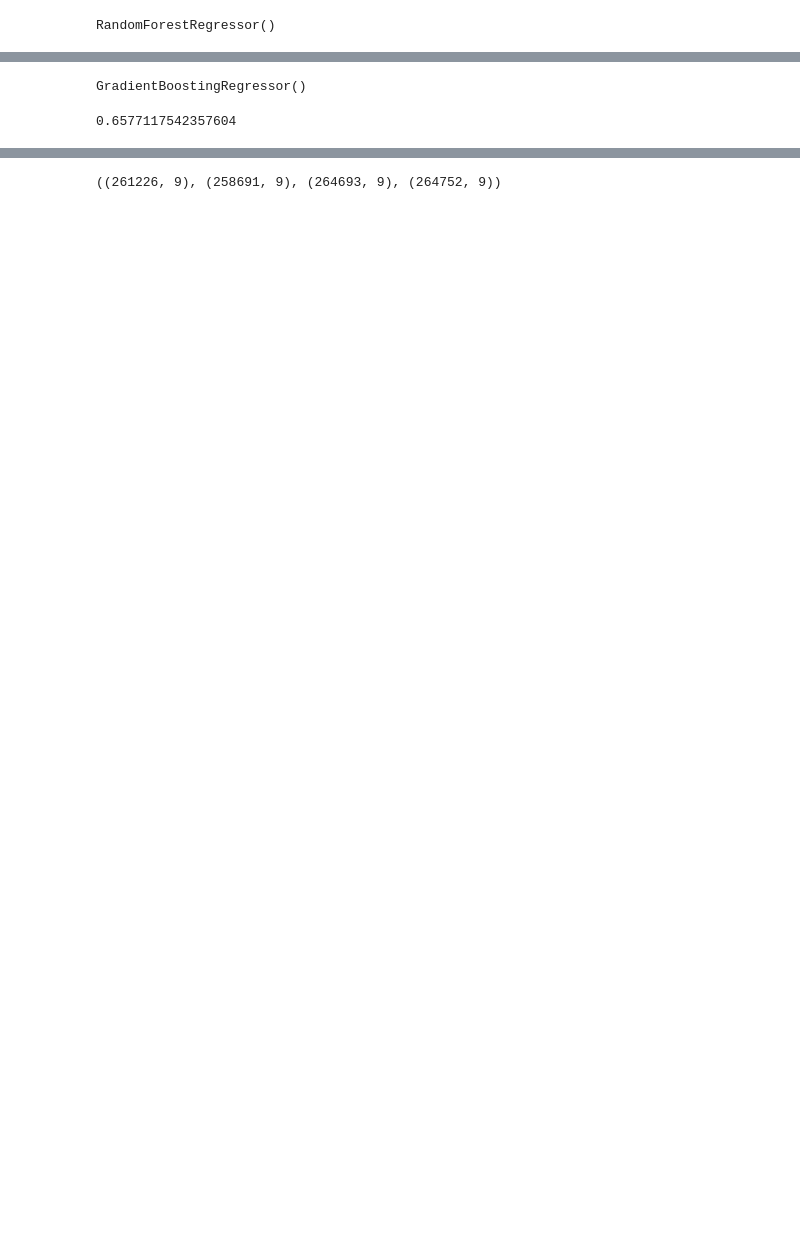
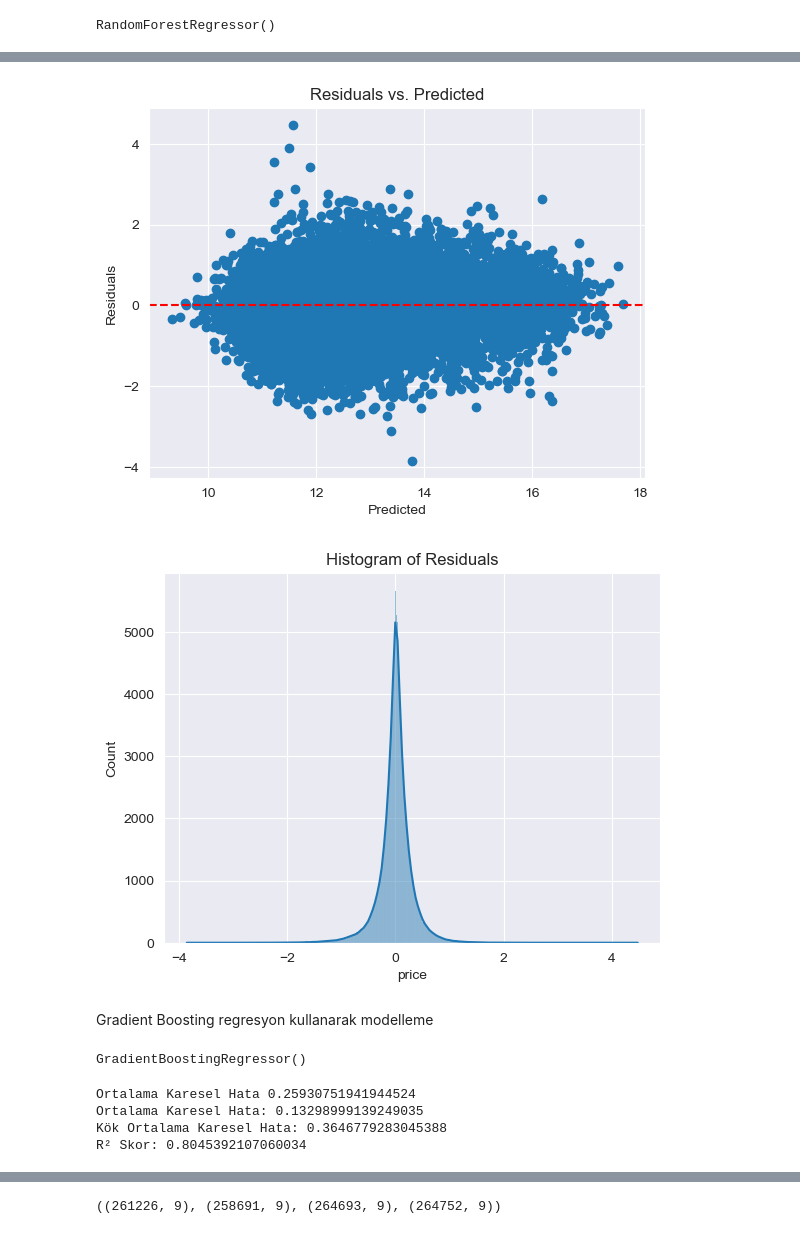
Before and after one commit to AmrWalidi/house-price-prediction-, a Jupyter notebook: house_price_prediction.ipynb, the cells around one changed output, grey strips where cells are left out. Cells and saved outputs as stored; diff of their text form; code cells hidden in the pictures; blank space fills up the shorter version.

```diff
--- a/house_price_prediction.ipynb
+++ b/house_price_prediction.ipynb
@@ -198,4 +314,6 @@ rf = RandomForestRegressor()
 rf.fit(X_train, y_train)
 # %% [output]
 RandomForestRegressor()
+# %%
+y_pred = rf.predict(X_test)
 # %%
@@ -205,3 +326,10 @@ rf.score(X_test, y_test)
+# %%
+residual_analysis(y_pred)
+# %% [output]
+[figure, added]
+[figure, added]
+# %% [markdown]
+Gradient Boosting regresyon kullanarak modelleme
 # %%
 from sklearn.ensemble import GradientBoostingRegressor
 
@@ -212,4 +342,7 @@ GradientBoostingRegressor()
 # %%
-gb.score(X_test, y_test)
+model_analysis(y_pred)
 # %% [output]
-0.6577117542357604
+Ortalama Karesel Hata 0.25930751941944524
+Ortalama Karesel Hata: 0.13298999139249035
+Kök Ortalama Karesel Hata: 0.3646779283045388
+R² Skor: 0.8045392107060034
```
Also changed, not shown: parts of 38 cells of this notebook, 2 other files.
